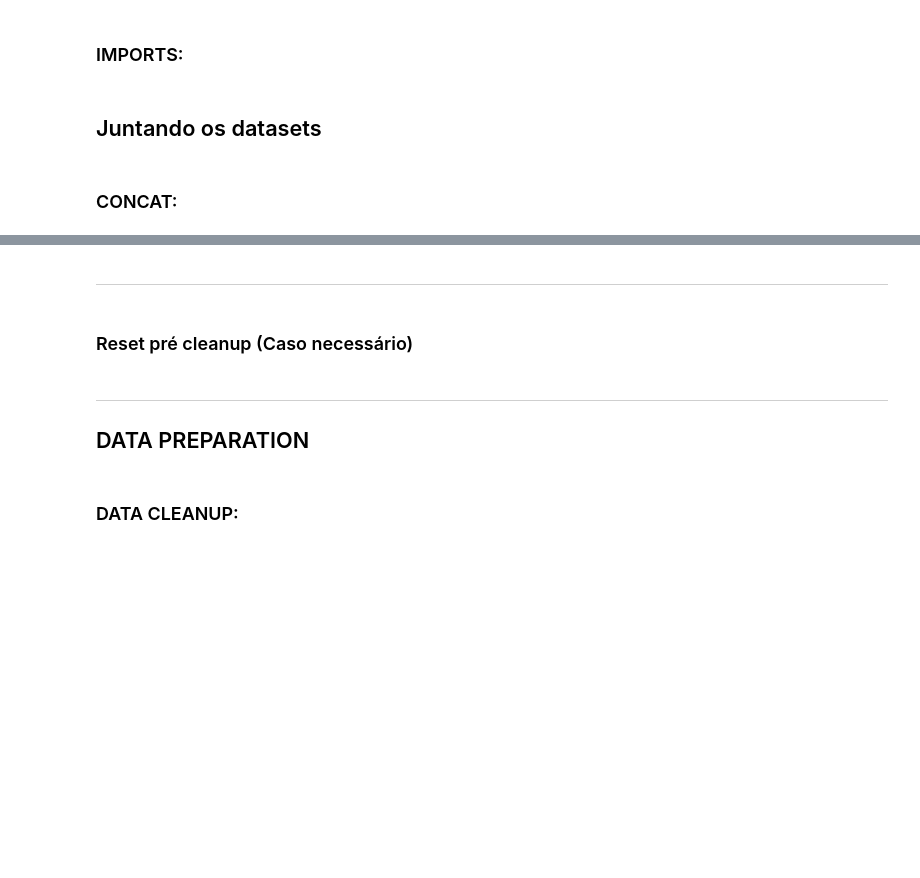
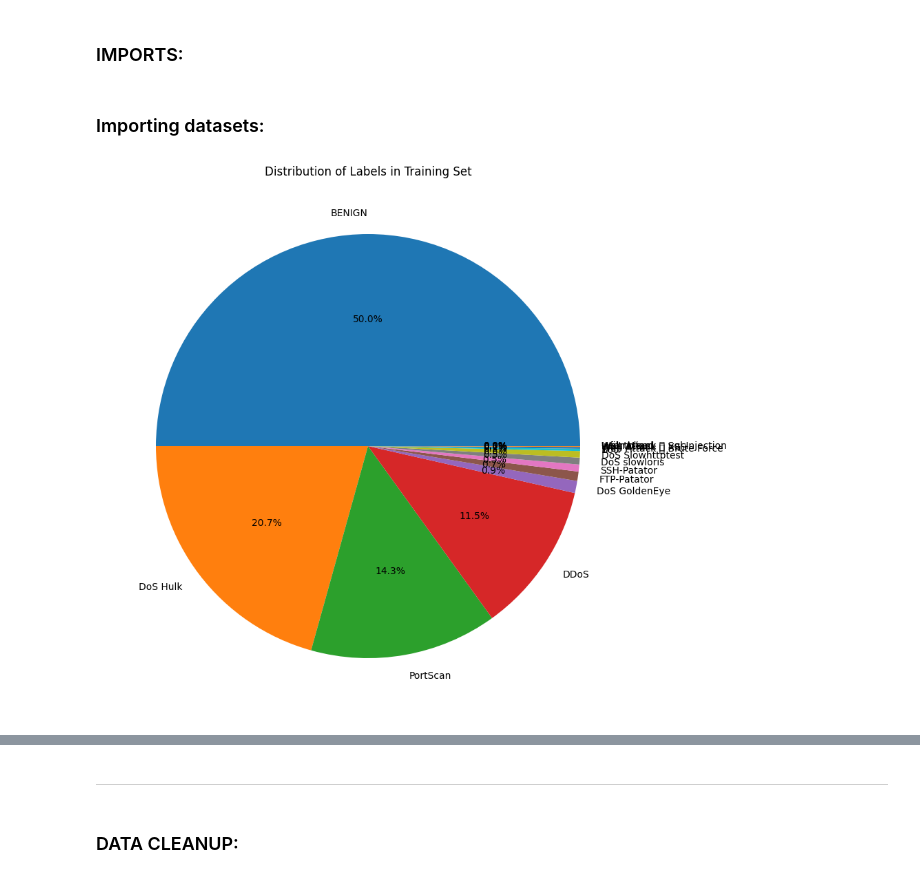
Before and after one commit to gventino/MLP_CIC-IDS2017, a Jupyter notebook: main.ipynb, the cells around one changed output, grey strips where cells are left out. Saved outputs shown, nothing was run; the diff lists cells and outputs as text; code cells hidden in the pictures; blank space fills up the shorter version.

```diff
--- a/main.ipynb
+++ b/main.ipynb
@@ -7,4 +14,2 @@ import os
 # %% [markdown]
-## Juntando os datasets
+### Importing datasets:
-# %% [markdown]
-### CONCAT:
@@ -16,0 +16,16 @@ df.to_csv(f'{path}/one4all.csv')
+# %%
+df_train = pd.read_parquet("parquet/train_set.parquet")
+df_cross_validation = pd.read_parquet("parquet/crossval_set.parquet")
+df_test = pd.read_parquet("parquet/test_set.parquet")
+
+
+
+# Pie chart
+label_counts = df_train[' Label'].value_counts()
+plt.figure(figsize=(10, 10))
+plt.pie(label_counts.values, labels=label_counts.index, autopct='%1.1f%%')
+plt.title('Distribution of Labels in Training Set')
+plt.show()
+print(label_counts)
+# %% [output]
+[figure, added]
@@ -17,4 +49,2 @@ df.to_csv(f'{path}/one4all.csv')
 # %% [markdown]
 ---
-# %% [markdown]
-### Reset pré cleanup (Caso necessário)
@@ -23,6 +51,3 @@ df = pd.read_csv('CSVs/one4all.csv')
-# %% [markdown]
----
-## DATA PREPARATION
 # %% [markdown]
 ### DATA CLEANUP:
 # %% [markdown]
```
Also changed, not shown: parts of 23 cells of this notebook, 6 other files.
